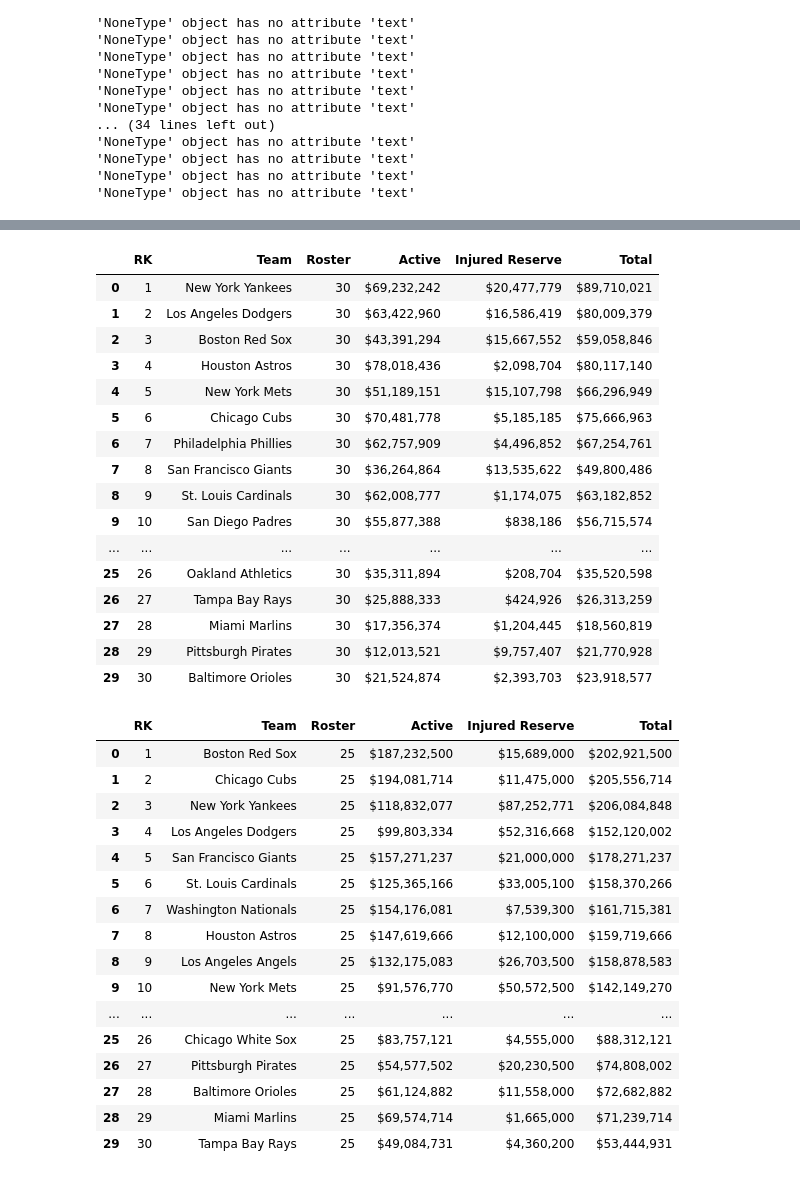
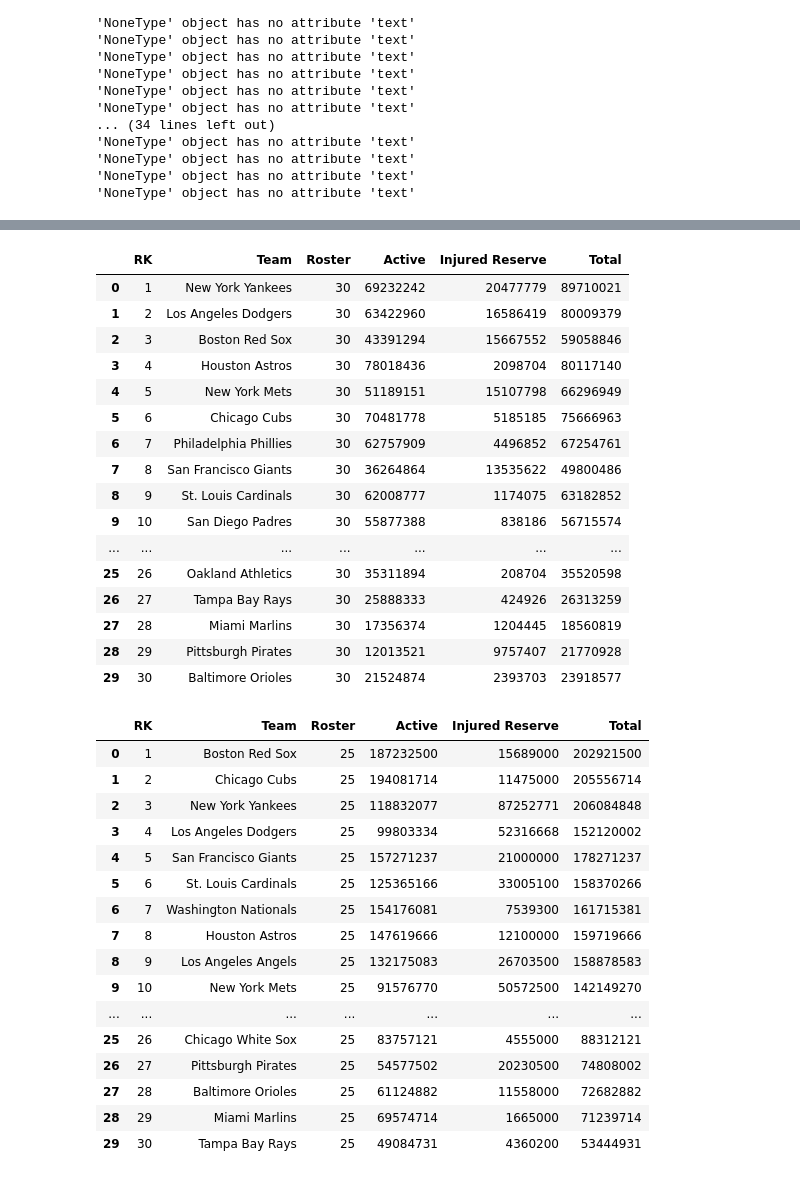
Before and after one commit to Apalacios20/MLB-Vs-Covid, a Jupyter notebook: Baseball_scrape.ipynb, the cells around one changed output, grey strips where cells are left out. Saved outputs shown, nothing was run; the diff lists cells and outputs as text; code cells hidden in the pictures.

```diff
--- a/Baseball_scrape.ipynb
+++ b/Baseball_scrape.ipynb
@@ -447,49 +428,49 @@ payroll_2020_df.rename(columns = {0 :'RK', 1 :'Team', 2 :'Roster', 3 :'Active',
 
 # Drop by Index
 payroll_2020_df.drop([0,17], inplace=True)
 
 # Reset Index
 payroll_2020_df.reset_index(inplace=True)
 
 # Drop by column
 payroll_2020_df.drop(['index',5, 6], axis=1, inplace=True)
 
 # Specified columns to change
 cols = ['Active','Injured Reserve']
 
 # Removed commas and $ signs from specified columns to convert to INT
 payroll_2020_df[cols] = payroll_2020_df[cols].replace({'\$': '', ',': ''}, regex=True)
 
 # Replacing the - in columns with NaN values then replacing NaN values to 0
 payroll_2020_df = payroll_2020_df.replace('-',np.NaN)
 payroll_2020_df = payroll_2020_df.fillna(0)
 
 # Covert desired colums to INT tobe able to make 'Total' column
 payroll_2020_df[['Active', 'Injured Reserve']] = payroll_2020_df[['Active', 'Injured Reserve']].astype(int)
 
 # 'Active' + 'Injured Reserve' = 'Total'
 payroll_2020_df['Total'] = payroll_2020_df['Active'] + payroll_2020_df['Injured Reserve']
 
 # Format
-payroll_2020_df = payroll_2020_df.style.format({'Active':'${:,.0f}',
-                                                    'Injured Reserve':'${:,.0f}',
-                                                        'Total':'${:,.0f}'})
+#payroll_2020_df = payroll_2020_df.style.format({'Active':'${:,.0f}',
+#                                                    'Injured Reserve':'${:,.0f}',
+#                                                        'Total':'${:,.0f}'})
 payroll_2020_df
 # %% [output]
 |  | RK | Team | Roster | Active | Injured Reserve | Total |
-| 0 | 1 | New York Yankees | 30 | $69,232,242 | $20,477,779 | $89,710,021 |
-| 1 | 2 | Los Angeles Dodgers | 30 | $63,422,960 | $16,586,419 | $80,009,379 |
-| 2 | 3 | Boston Red Sox | 30 | $43,391,294 | $15,667,552 | $59,058,846 |
-| 3 | 4 | Houston Astros | 30 | $78,018,436 | $2,098,704 | $80,117,140 |
-| 4 | 5 | New York Mets | 30 | $51,189,151 | $15,107,798 | $66,296,949 |
-| 5 | 6 | Chicago Cubs | 30 | $70,481,778 | $5,185,185 | $75,666,963 |
-| 6 | 7 | Philadelphia Phillies | 30 | $62,757,909 | $4,496,852 | $67,254,761 |
-| 7 | 8 | San Francisco Giants | 30 | $36,264,864 | $13,535,622 | $49,800,486 |
-| 8 | 9 | St. Louis Cardinals | 30 | $62,008,777 | $1,174,075 | $63,182,852 |
-| 9 | 10 | San Diego Padres | 30 | $55,877,388 | $838,186 | $56,715,574 |
+| 0 | 1 | New York Yankees | 30 | 69232242 | 20477779 | 89710021 |
+| 1 | 2 | Los Angeles Dodgers | 30 | 63422960 | 16586419 | 80009379 |
+| 2 | 3 | Boston Red Sox | 30 | 43391294 | 15667552 | 59058846 |
+| 3 | 4 | Houston Astros | 30 | 78018436 | 2098704 | 80117140 |
+| 4 | 5 | New York Mets | 30 | 51189151 | 15107798 | 66296949 |
+| 5 | 6 | Chicago Cubs | 30 | 70481778 | 5185185 | 75666963 |
+| 6 | 7 | Philadelphia Phillies | 30 | 62757909 | 4496852 | 67254761 |
+| 7 | 8 | San Francisco Giants | 30 | 36264864 | 13535622 | 49800486 |
+| 8 | 9 | St. Louis Cardinals | 30 | 62008777 | 1174075 | 63182852 |
+| 9 | 10 | San Diego Padres | 30 | 55877388 | 838186 | 56715574 |
 | ... | ... | ... | ... | ... | ... | ... |
-| 25 | 26 | Oakland Athletics | 30 | $35,311,894 | $208,704 | $35,520,598 |
-| 26 | 27 | Tampa Bay Rays | 30 | $25,888,333 | $424,926 | $26,313,259 |
-| 27 | 28 | Miami Marlins | 30 | $17,356,374 | $1,204,445 | $18,560,819 |
-| 28 | 29 | Pittsburgh Pirates | 30 | $12,013,521 | $9,757,407 | $21,770,928 |
-| 29 | 30 | Baltimore Orioles | 30 | $21,524,874 | $2,393,703 | $23,918,577 |
+| 25 | 26 | Oakland Athletics | 30 | 35311894 | 208704 | 35520598 |
+| 26 | 27 | Tampa Bay Rays | 30 | 25888333 | 424926 | 26313259 |
+| 27 | 28 | Miami Marlins | 30 | 17356374 | 1204445 | 18560819 |
+| 28 | 29 | Pittsburgh Pirates | 30 | 12013521 | 9757407 | 21770928 |
+| 29 | 30 | Baltimore Orioles | 30 | 21524874 | 2393703 | 23918577 |
@@ -526,25 +509,25 @@ payroll_2019_df[['Active', 'Injured Reserve']] = payroll_2019_df[['Active', 'Inj
 payroll_2019_df['Total'] = payroll_2019_df['Active'] + payroll_2019_df['Injured Reserve']
 
 # Format
-payroll_2019_df = payroll_2019_df.style.format({'Active':'${:,.0f}',
-                                                    'Injured Reserve':'${:,.0f}',
-                                                        'Total':'${:,.0f}'})
+#payroll_2019_df = payroll_2019_df.style.format({'Active':'${:,.0f}',
+#                                                    'Injured Reserve':'${:,.0f}',
+#                                                        'Total':'${:,.0f}'})
 payroll_2019_df
 # %% [output]
 |  | RK | Team | Roster | Active | Injured Reserve | Total |
-| 0 | 1 | Boston Red Sox | 25 | $187,232,500 | $15,689,000 | $202,921,500 |
-| 1 | 2 | Chicago Cubs | 25 | $194,081,714 | $11,475,000 | $205,556,714 |
-| 2 | 3 | New York Yankees | 25 | $118,832,077 | $87,252,771 | $206,084,848 |
-| 3 | 4 | Los Angeles Dodgers | 25 | $99,803,334 | $52,316,668 | $152,120,002 |
-| 4 | 5 | San Francisco Giants | 25 | $157,271,237 | $21,000,000 | $178,271,237 |
-| 5 | 6 | St. Louis Cardinals | 25 | $125,365,166 | $33,005,100 | $158,370,266 |
-| 6 | 7 | Washington Nationals | 25 | $154,176,081 | $7,539,300 | $161,715,381 |
-| 7 | 8 | Houston Astros | 25 | $147,619,666 | $12,100,000 | $159,719,666 |
-| 8 | 9 | Los Angeles Angels | 25 | $132,175,083 | $26,703,500 | $158,878,583 |
-| 9 | 10 | New York Mets | 25 | $91,576,770 | $50,572,500 | $142,149,270 |
+| 0 | 1 | Boston Red Sox | 25 | 187232500 | 15689000 | 202921500 |
+| 1 | 2 | Chicago Cubs | 25 | 194081714 | 11475000 | 205556714 |
+| 2 | 3 | New York Yankees | 25 | 118832077 | 87252771 | 206084848 |
+| 3 | 4 | Los Angeles Dodgers | 25 | 99803334 | 52316668 | 152120002 |
+| 4 | 5 | San Francisco Giants | 25 | 157271237 | 21000000 | 178271237 |
+| 5 | 6 | St. Louis Cardinals | 25 | 125365166 | 33005100 | 158370266 |
+| 6 | 7 | Washington Nationals | 25 | 154176081 | 7539300 | 161715381 |
+| 7 | 8 | Houston Astros | 25 | 147619666 | 12100000 | 159719666 |
+| 8 | 9 | Los Angeles Angels | 25 | 132175083 | 26703500 | 158878583 |
+| 9 | 10 | New York Mets | 25 | 91576770 | 50572500 | 142149270 |
 | ... | ... | ... | ... | ... | ... | ... |
-| 25 | 26 | Chicago White Sox | 25 | $83,757,121 | $4,555,000 | $88,312,121 |
-| 26 | 27 | Pittsburgh Pirates | 25 | $54,577,502 | $20,230,500 | $74,808,002 |
-| 27 | 28 | Baltimore Orioles | 25 | $61,124,882 | $11,558,000 | $72,682,882 |
-| 28 | 29 | Miami Marlins | 25 | $69,574,714 | $1,665,000 | $71,239,714 |
-| 29 | 30 | Tampa Bay Rays | 25 | $49,084,731 | $4,360,200 | $53,444,931 |
+| 25 | 26 | Chicago White Sox | 25 | 83757121 | 4555000 | 88312121 |
+| 26 | 27 | Pittsburgh Pirates | 25 | 54577502 | 20230500 | 74808002 |
+| 27 | 28 | Baltimore Orioles | 25 | 61124882 | 11558000 | 72682882 |
+| 28 | 29 | Miami Marlins | 25 | 69574714 | 1665000 | 71239714 |
+| 29 | 30 | Tampa Bay Rays | 25 | 49084731 | 4360200 | 53444931 |
```
Also changed, not shown: parts of 10 cells of this notebook.
